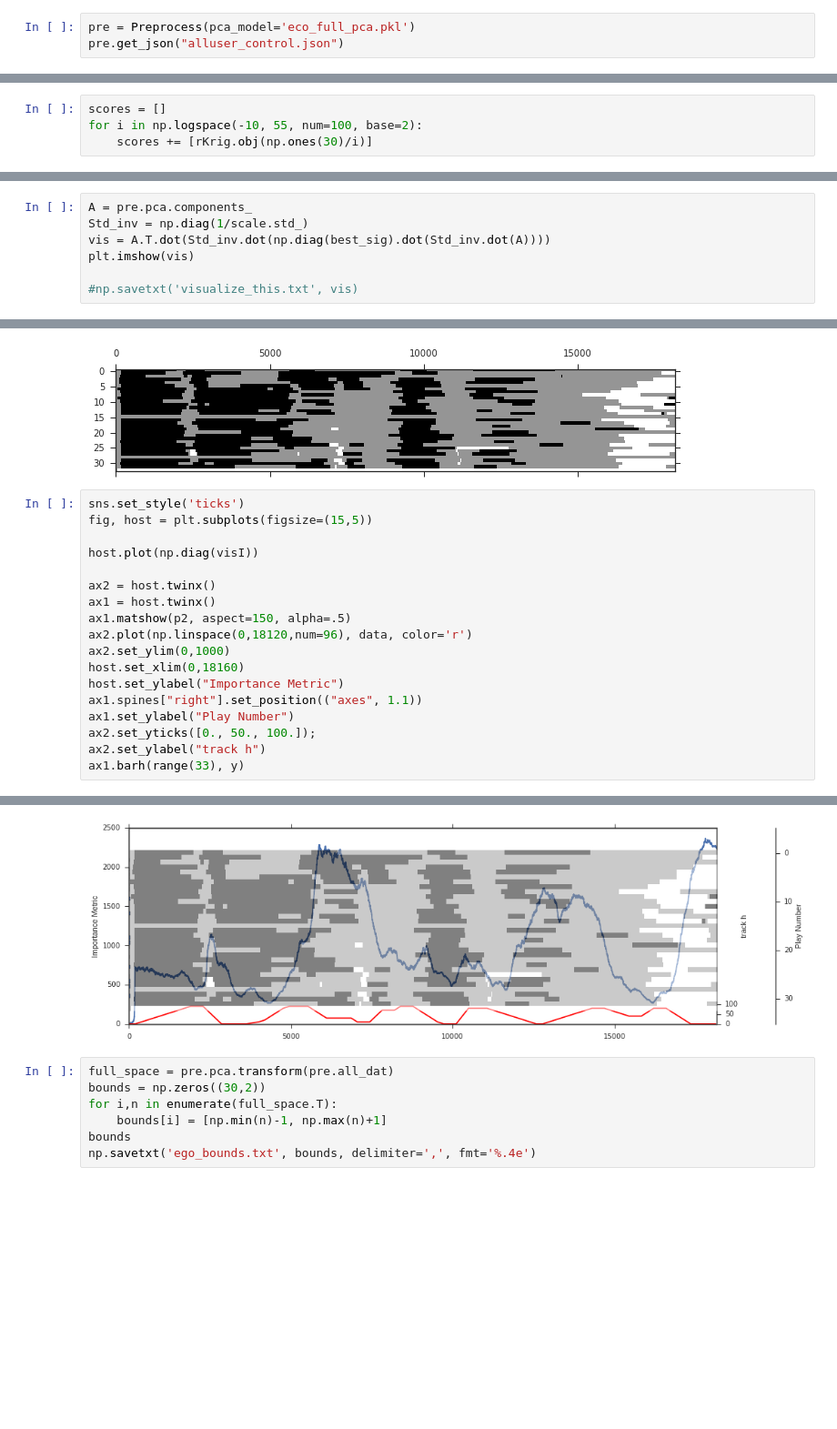
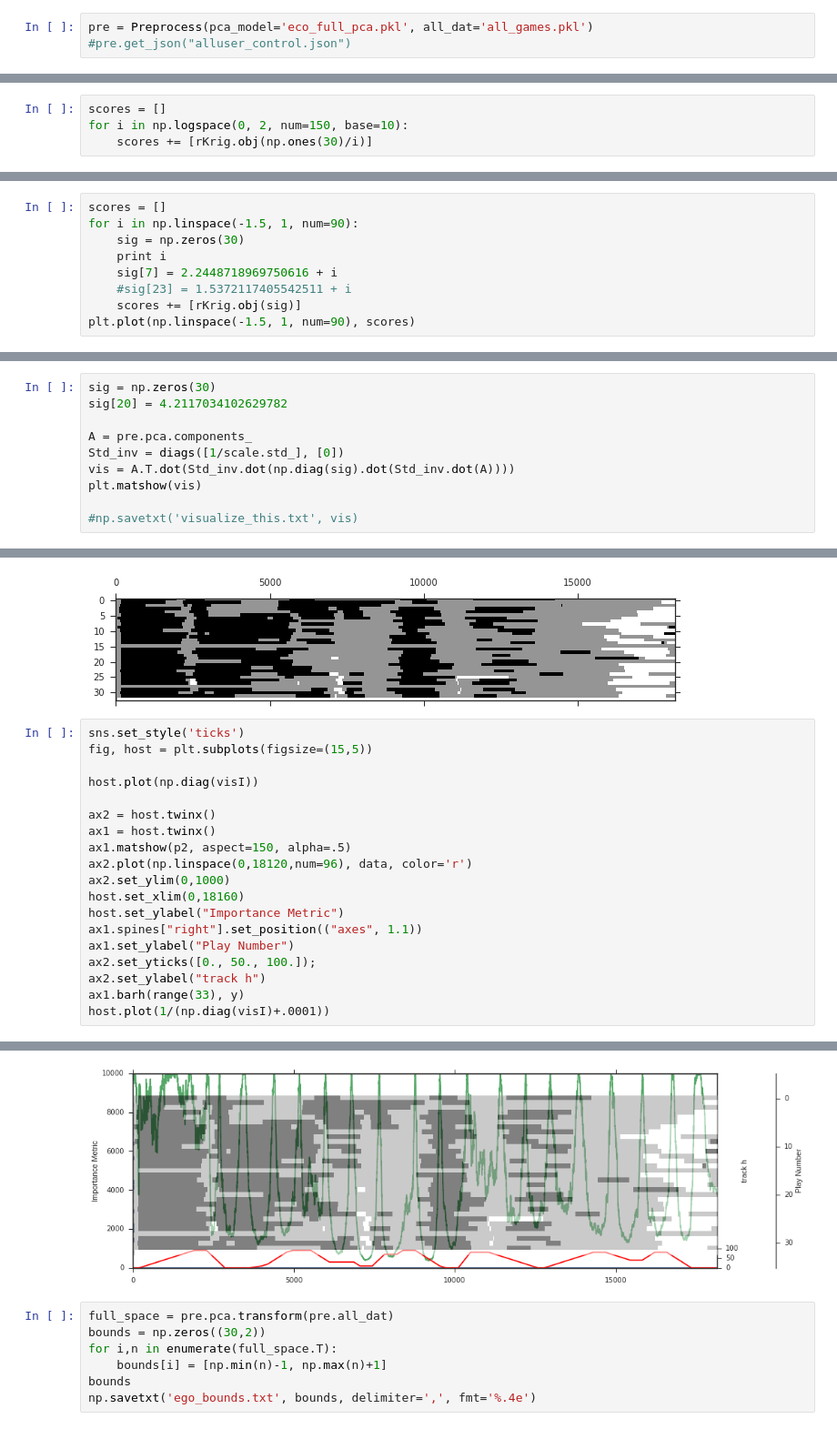
Before and after one commit to DesignInformaticsLab/EcoRacer2016, a Jupyter notebook: testing_NB.ipynb, the cells around one changed output, grey strips where cells are left out. Shown: that part at 91% size. Drawn from its saved outputs; the diff is of its cells as text; blank space fills up the shorter version.

```diff
--- a/testing_NB.ipynb
+++ b/testing_NB.ipynb
@@ -114,7 +7,7 @@ from sklearn.externals import joblib
 # %%
 %run preprocess.py
 # %%
-pre = Preprocess(pca_model='eco_full_pca.pkl')
-pre.get_json("alluser_control.json")
+pre = Preprocess(pca_model='eco_full_pca.pkl', all_dat='all_games.pkl')
+#pre.get_json("alluser_control.json")
 # %%
 #pre.train_pca()
@@ -154,5 +48,5 @@ sns.heatmap(rKrig.R)
 # %%
 scores = []
-for i in np.logspace(-10, 55, num=100, base=2):
+for i in np.logspace(0, 2, num=150, base=10):
     scores += [rKrig.obj(np.ones(30)/i)]
 # %%
@@ -163,2 +57,11 @@ plt.semilogx(np.logspace(-10, 50, num=100, base=2), scores)
+# %%
+scores = []
+for i in np.linspace(-1.5, 1, num=90):
+    sig = np.zeros(30)
+    print i
+    sig[7] = 2.2448718969750616 + i
+    #sig[23] = 1.5372117405542511 + i
+    scores += [rKrig.obj(sig)]
+plt.plot(np.linspace(-1.5, 1, num=90), scores)
 # %%
 sns.heatmap(X)
@@ -243,8 +93,11 @@ array([  1.42579899e-01,   1.39946351e-02,   4.19394354e-04,
 # %%
+sig = np.zeros(30)
+sig[20] = 4.2117034102629782
+
 A = pre.pca.components_
-Std_inv = np.diag(1/scale.std_)
-vis = A.T.dot(Std_inv.dot(np.diag(best_sig).dot(Std_inv.dot(A))))
-plt.imshow(vis)
+Std_inv = diags([1/scale.std_], [0])
+vis = A.T.dot(Std_inv.dot(np.diag(sig).dot(Std_inv.dot(A))))
+plt.matshow(vis)
 
 #np.savetxt('visualize_this.txt', vis)
 # %% [output]
@@ -315,4 +171,5 @@ ax1.set_ylabel("Play Number")
 ax2.set_yticks([0., 50., 100.]);
 ax2.set_ylabel("track h")
 ax1.barh(range(33), y)
+host.plot(1/(np.diag(visI)+.0001))
 # %% [output]
@@ -320,4 +177,4 @@ ax1.barh(range(33), y)
-[figure, old version]
+[figure, new version]
 # %%
 full_space = pre.pca.transform(pre.all_dat)
 bounds = np.zeros((30,2))
```
Also changed, not shown: parts of 57 cells of this notebook, 8 other files.
